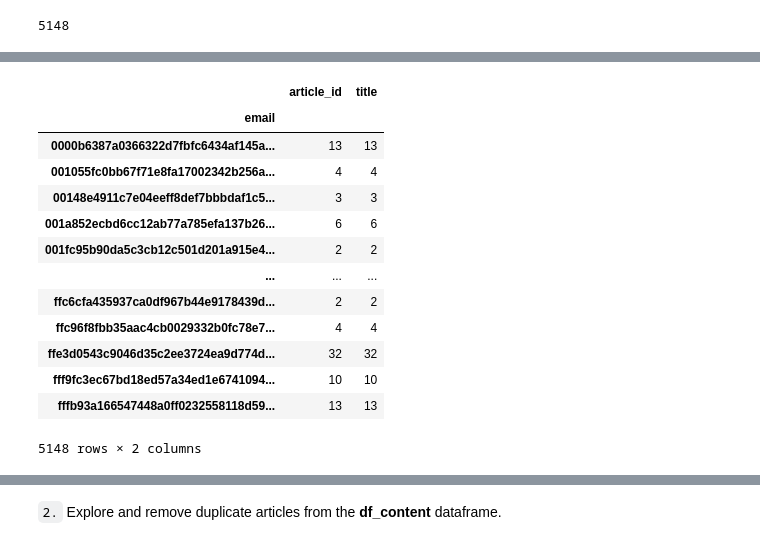
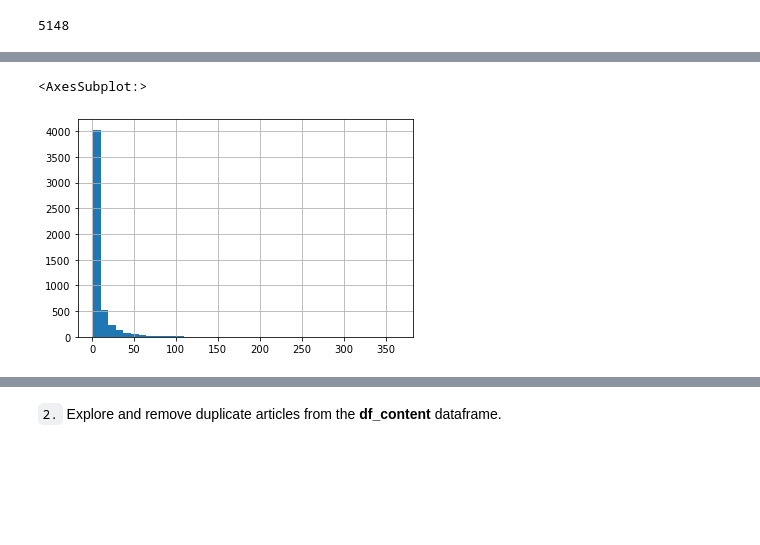
Before and after one commit to rabadzhiyski/recommendationsIBM, a Jupyter notebook: Recommendations_with_IBM.ipynb, the cells around one changed output, grey strips where cells are left out. Drawn from its saved outputs; the diff is of its cells as text; code cells hidden in the pictures; blank space fills up the shorter version.

```diff
--- a/Recommendations_with_IBM.ipynb
+++ b/Recommendations_with_IBM.ipynb
@@ -156,0 +150,6 @@ Name: article_id, Length: 5148, dtype: float64
+# %%
+# plotting with pandas
+user_interact.hist(bins=40)
+# %% [output]
+<AxesSubplot:>
+[figure, added]
@@ -157,17 +158,2 @@ Name: article_id, Length: 5148, dtype: float64
 # %%
-df.groupby('email').count()
+# df.groupby('email').count()
-# %% [output]
-|  | article_id | title |
-| email |  |  |
-| 0000b6387a0366322d7fbfc6434af145a... | 13 | 13 |
-| 001055fc0bb67f71e8fa17002342b256a... | 4 | 4 |
-| 00148e4911c7e04eeff8def7bbbdaf1c5... | 3 | 3 |
-| 001a852ecbd6cc12ab77a785efa137b26... | 6 | 6 |
-| 001fc95b90da5c3cb12c501d201a915e4... | 2 | 2 |
-| ... | ... | ... |
-| ffc6cfa435937ca0df967b44e9178439d... | 2 | 2 |
-| ffc96f8fbb35aac4cb0029332b0fc78e7... | 4 | 4 |
-| ffe3d0543c9046d35c2ee3724ea9d774d... | 32 | 32 |
-| fff9fc3ec67bd18ed57a34ed1e6741094... | 10 | 10 |
-| fffb93a166547448a0ff0232558118d59... | 13 | 13 |
-5148 rows × 2 columns
```
Also changed, not shown: parts of 31 cells of this notebook.
